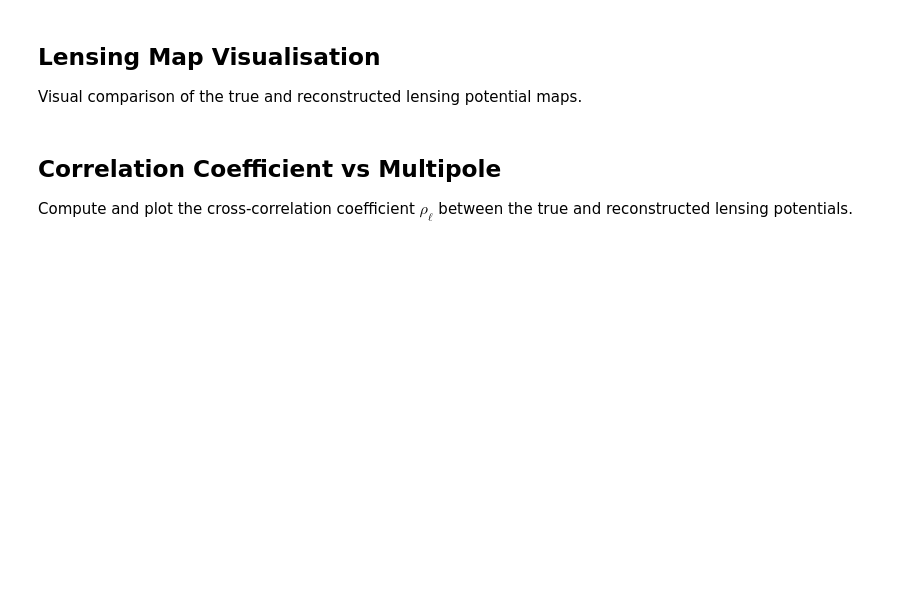
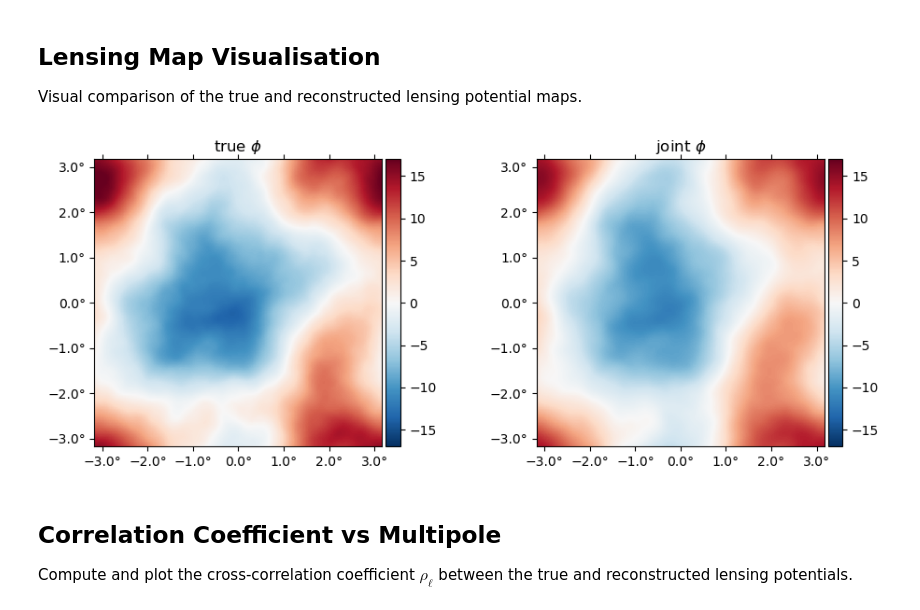
Before and after one commit to mdh959/CMB_Project, a Jupyter notebook: project.ipynb, the cells around one changed output. Cells and saved outputs as stored; diff of their text form; code cells hidden in the pictures; blank space fills up the shorter version.

```diff
--- a/project.ipynb
+++ b/project.ipynb
@@ -164,12 +206,14 @@ Visual comparison of the true and reconstructed lensing potential maps.
 # %%
 # ------------------------------------------------------------------
 # 5) Lensing map visualisation
 # ------------------------------------------------------------------
 PythonPlot.plot(
     1e6 .* [ϕ  ϕJ],
-    title = ["true" "best-fit"] .* raw" $\phi$",
+    title = ["true" "joint"] .* raw" $\phi$",
     vlim = 17
 )
+# %% [output]
+[figure, added]
 # %% [markdown]
 ## Correlation Coefficient vs Multipole
 Compute and plot the cross-correlation coefficient $\rho_\ell$ between the true and reconstructed lensing potentials.
```
Also changed, not shown: parts of 23 cells of this notebook, 3 other files.
